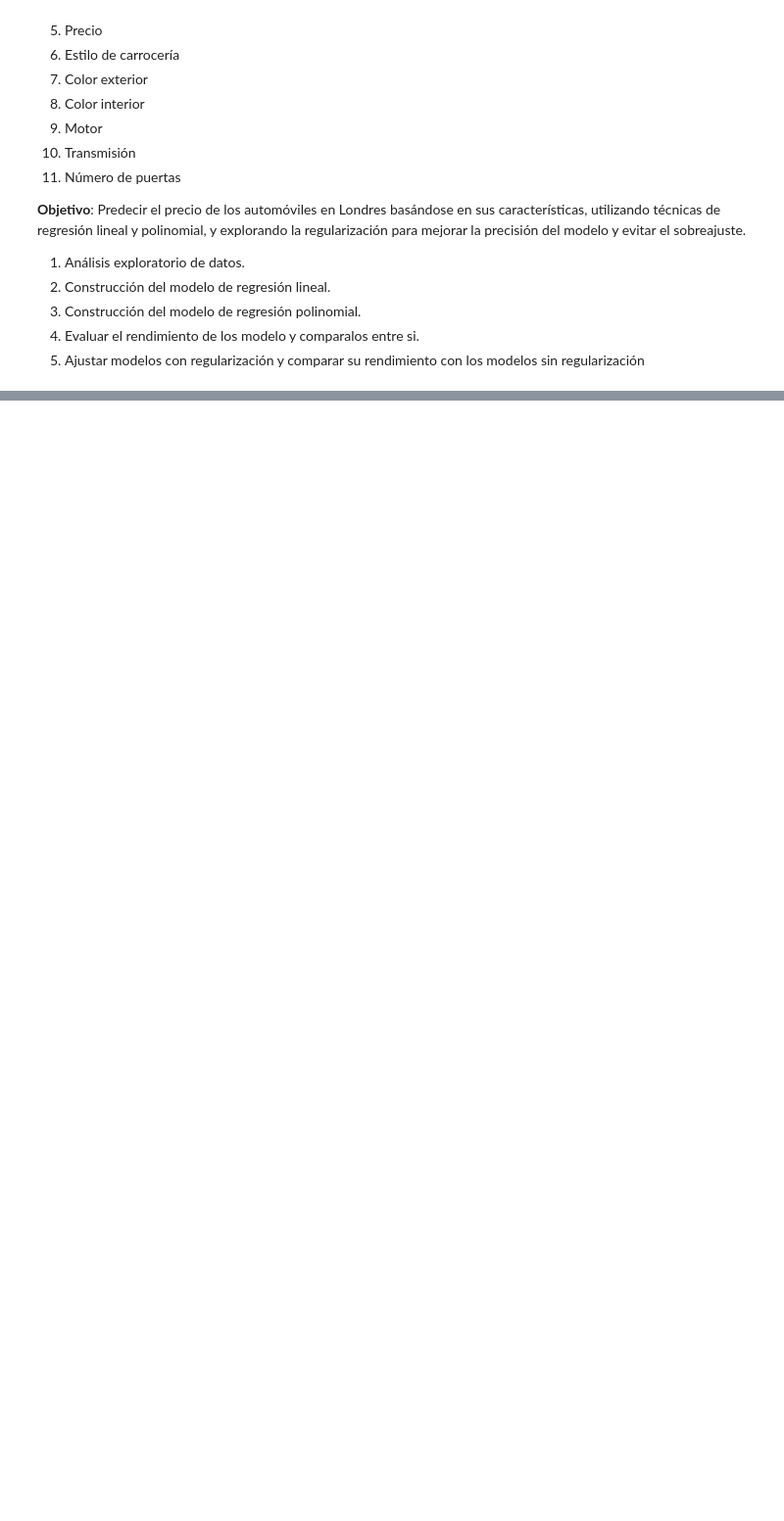
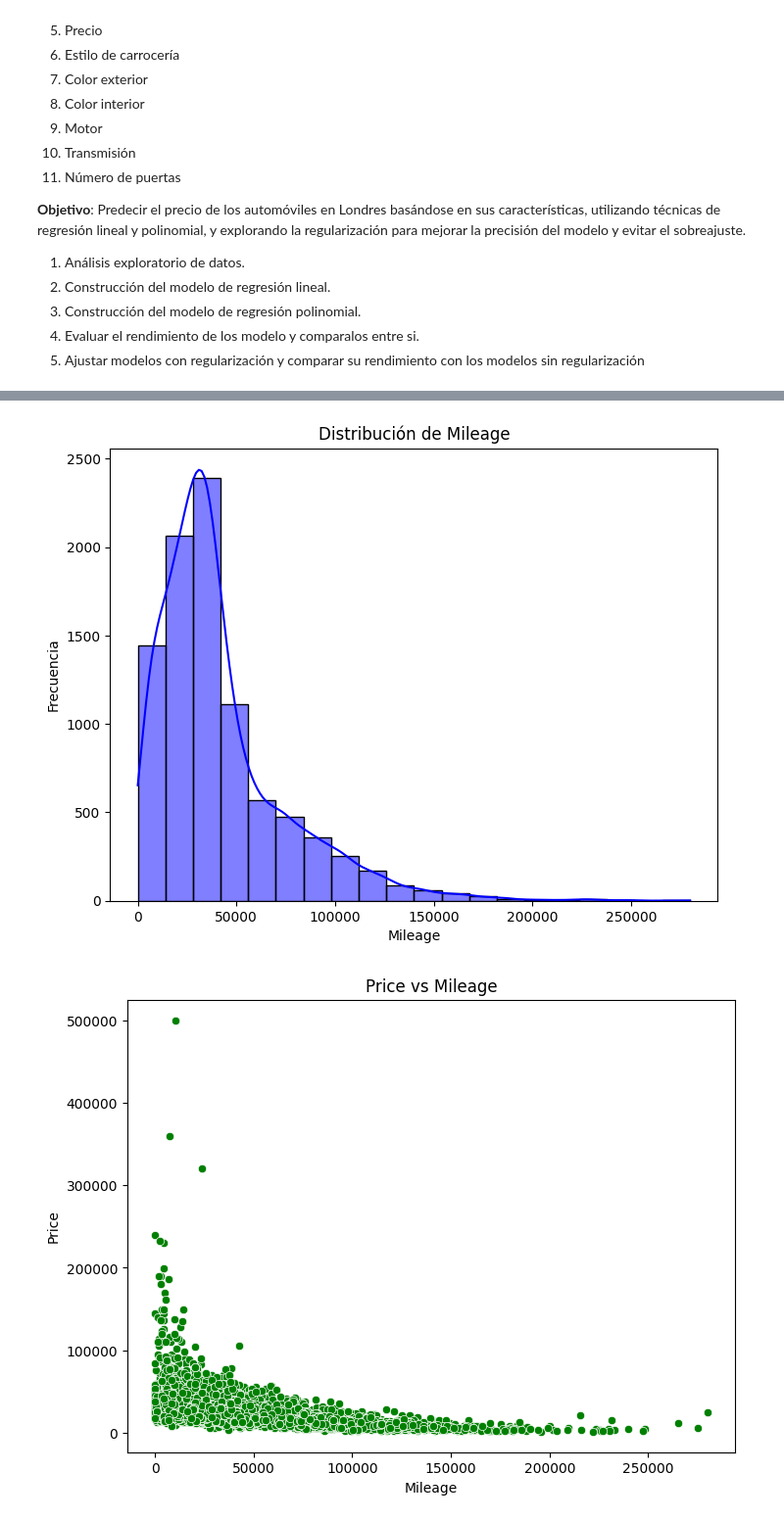
Before and after one commit to Camilohoyos99/AA_DATOS, a Jupyter notebook: Lab01_AnalisisAvanzado_2024.ipynb, the cells around one changed output, grey strips where cells are left out. Shown at 98% size. Cells and saved outputs as stored; diff of their text form; code cells hidden in the pictures; blank space fills up the shorter version.

```diff
--- a/Lab01_AnalisisAvanzado_2024.ipynb
+++ b/Lab01_AnalisisAvanzado_2024.ipynb
@@ -980,6 +979,9 @@ Bueno y ahora tenemos el siguiente dataset **LondonCars2014.csv** que  contiene
 5. Ajustar modelos con regularización y comparar su rendimiento con los modelos sin regularización
 # %%
 import pandas as pd
-df = pd.read_csv('/content/sample_data/LondonCars2014.csv')
+import matplotlib.pyplot as plt
+import seaborn as sns
+import numpy as np
+df = pd.read_csv('/content/LondonCars2014.csv')
 df.head(10)
 # %% [output]
@@ -997,0 +1050,58 @@ vec_MSE_val_p9 [6.055677961804044, 8.424141823865355, 6.217811619187943, 4.13133
+# %%
+# Visualizaciones
+# Histograma de la variable "Mileage"
+plt.figure(figsize=(8, 6))
+sns.histplot(df['Mileage'], bins=20, kde=True, color='blue')
+plt.title('Distribución de Mileage')
+plt.xlabel('Mileage')
+plt.ylabel('Frecuencia')
+plt.show()
+
+# Diagrama de dispersión de "Price" vs "Mileage"
+plt.figure(figsize=(8, 6))
+sns.scatterplot(data=df, x='Mileage', y='Price', color='green')
+plt.title('Price vs Mileage')
+plt.xlabel('Mileage')
+plt.ylabel('Price')
+plt.show()
+
+# Diagrama de barras de "Body Style"
+plt.figure(figsize=(8, 6))
+sns.countplot(data=df, x='Body Style')
+plt.title('Conteo de Body Style')
+plt.xlabel('Body Style')
+plt.ylabel('Conteo')
+plt.show()
+
+# Obtener las 10 marcas con mayor frecuencia de registros
+top_10_marcas = df['Make'].value_counts().nlargest(10).index
+
+# Filtrar el DataFrame para incluir solo las 10 marcas principales
+df_top_10 = df[df['Make'].isin(top_10_marcas)]
+plt.figure(figsize=(12, 8))
+sns.boxplot(data=df[df['Make'].isin(top_10_marcas)], x='Make', y='Price', palette='Set3')
+plt.title('Diagrama de Cajas de las 10 Marcas con Mayor Frecuencia de Registros vs Precio')
+plt.xlabel('Marca')
+plt.ylabel('Precio')
+plt.xticks(rotation=45)  # Rotar las etiquetas del eje x para una mejor visualización
+plt.show()
+
+# Diagrama de cajas de los años y el precio
+plt.figure(figsize=(10, 6))
+sns.boxplot(data=df, x='Year', y='Price', palette='Set2')
+plt.title('Diagrama de Cajas de Años vs Precio (Top 10 Marcas)')
+plt.xlabel('Año')
+plt.ylabel('Precio')
+plt.xticks(rotation=45)  # Rotar las etiquetas del eje x para una mejor visualización
+plt.show()
+
+correlation_matrix = df.corr()
+
+# Crea un mapa de calor de la matriz de correlación
+plt.figure(figsize=(10, 8))
+sns.heatmap(correlation_matrix, annot=True, cmap='coolwarm', fmt=".2f", linewidths=.5)
+plt.title('Matriz de Correlación')
+plt.show()
+# %% [output]
+[figure, added]
+[figure, added]
```
Also changed, not shown: parts of 15 cells of this notebook.
